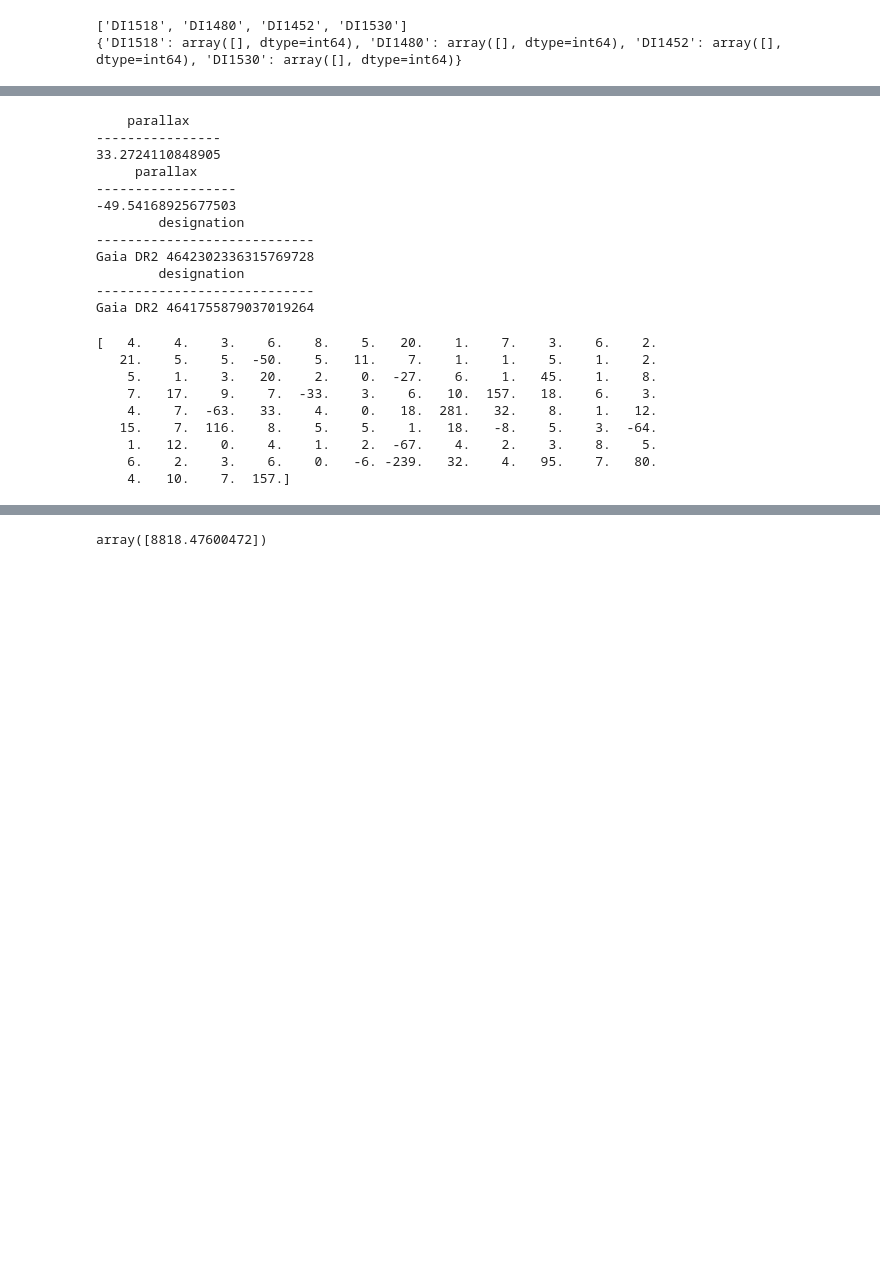
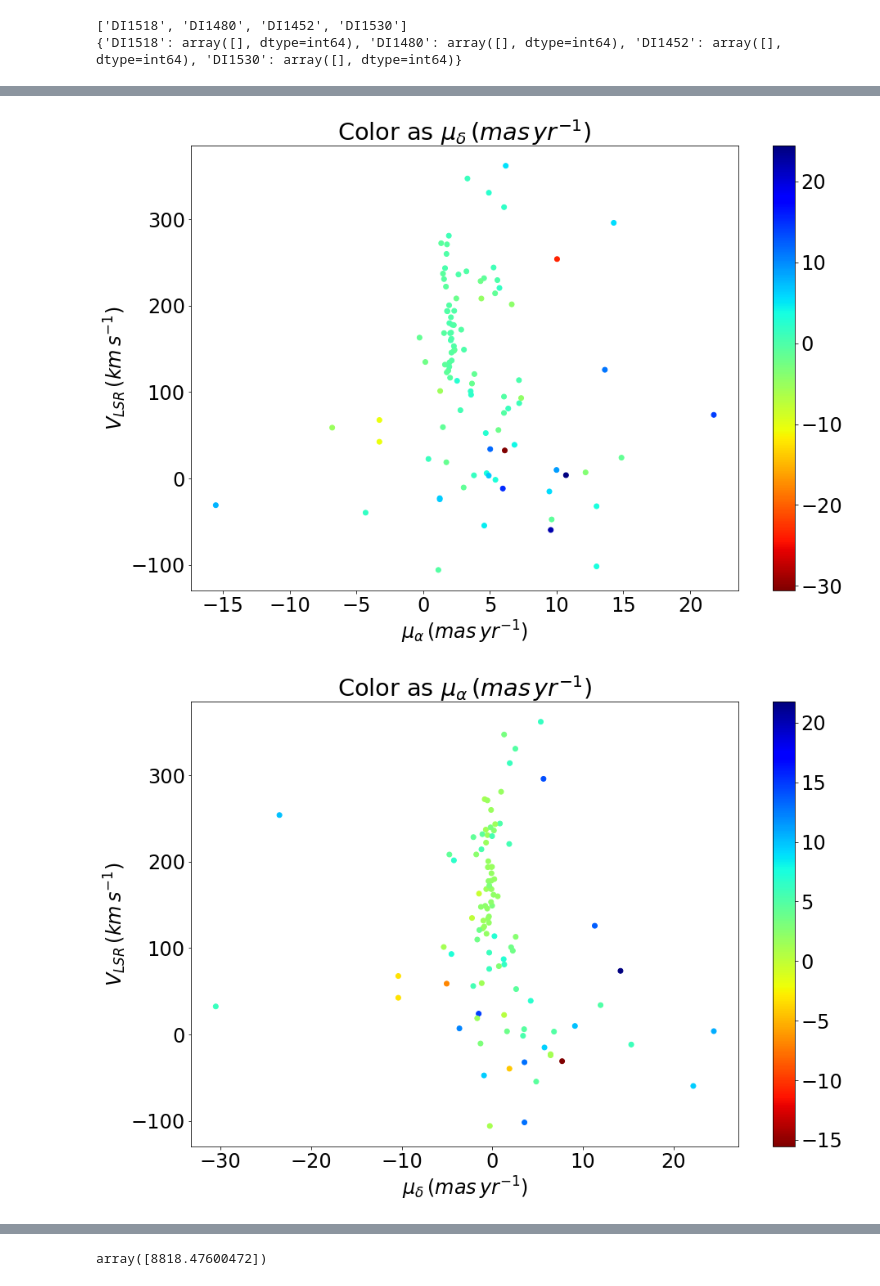
Before and after one commit to JoshuaPovick/MS_young, a Jupyter notebook: find_moving_groups.ipynb, the cells around one changed output, grey strips where cells are left out. Drawn from its saved outputs; the diff is of its cells as text; code cells hidden in the pictures; blank space fills up the shorter version.

```diff
--- a/find_moving_groups.ipynb
+++ b/find_moving_groups.ipynb
@@ -227,30 +257,42 @@ plt.show()
-# %%
-print(np.reciprocal(monarch['parallax'][di14]+0.052))
-print(np.reciprocal(monarch['parallax'][di15]+0.052))
-print(monarch['designation'][di14])
-print(monarch['designation'][di15])
-# %% [output]
-    parallax
-----------------
-33.2724110848905
-     parallax
-------------------
--49.54168925677503
-        designation
-----------------------------
-Gaia DR2 4642302336315769728
-        designation
-----------------------------
-Gaia DR2 4641755879037019264
-# %%
-print(np.round(paracut.data))
-# %% [output]
-[   4.    4.    3.    6.    8.    5.   20.    1.    7.    3.    6.    2.
-   21.    5.    5.  -50.    5.   11.    7.    1.    1.    5.    1.    2.
-    5.    1.    3.   20.    2.    0.  -27.    6.    1.   45.    1.    8.
-    7.   17.    9.    7.  -33.    3.    6.   10.  157.   18.    6.    3.
-    4.    7.  -63.   33.    4.    0.   18.  281.   32.    8.    1.   12.
-   15.    7.  116.    8.    5.    5.    1.   18.   -8.    5.    3.  -64.
-    1.   12.    0.    4.    1.    2.  -67.    4.    2.    3.    8.    5.
-    6.    2.    3.    6.    0.   -6. -239.   32.    4.   95.    7.   80.
-    4.   10.    7.  157.]
+# %%
+###Proper Motion VLSR
+plt.figure(figsize=(15,10))
+plt.scatter(monarch['pmra'],monarch['VLSR'],c=monarch['pmdec'],cmap='jet_r')
+plt.title(r'Color as $\mu_{\delta}\,(mas\,yr^{-1})$')
+plt.xlabel(r'$\mu_{\alpha}\,(mas\,yr^{-1})$')
+plt.ylabel(r'$V_{LSR}\,(km\,s^{-1})$')
+plt.colorbar()
+plt.show()
+
+plt.figure(figsize=(15,10))
+plt.scatter(monarch['pmdec'],monarch['VLSR'],c=monarch['pmra'],cmap='jet_r')
+plt.title(r'Color as $\mu_{\alpha}\,(mas\,yr^{-1})$')
+plt.xlabel(r'$\mu_{\delta}\,(mas\,yr^{-1})$')
+plt.ylabel(r'$V_{LSR}\,(km\,s^{-1})$')
+plt.colorbar()
+plt.show()
+
+slim = -5000
+mod_sz = []
+for i in range(len(sz)):
+    if (sz[i]>=slim):
+        mod_sz.append(i)
+
+new_pmra = []
+new_vlsr = []
+new_sz = []
+for j in mod_sz:
+    new_pmra.append(monarch['pmra'][j])
+    new_vlsr.append(monarch['VLSR'][j])
+    new_sz.append(sz[j])
+
+plt.figure(figsize=(15,10))
+plt.scatter(new_pmra,new_vlsr,c=new_sz,cmap='jet_r')
+plt.title(r'Color as $S_{z}\,(kpc\,km\,s^{-1})$')
+plt.xlabel(r'$\mu_{\alpha}\,(mas\,yr^{-1})$')
+plt.ylabel(r'$V_{LSR}\,(km\,s^{-1})$')
+plt.colorbar()
+plt.show()
+# %% [output]
+[figure, added]
+[figure, added]
```
Also changed, not shown: parts of 11 cells of this notebook.
